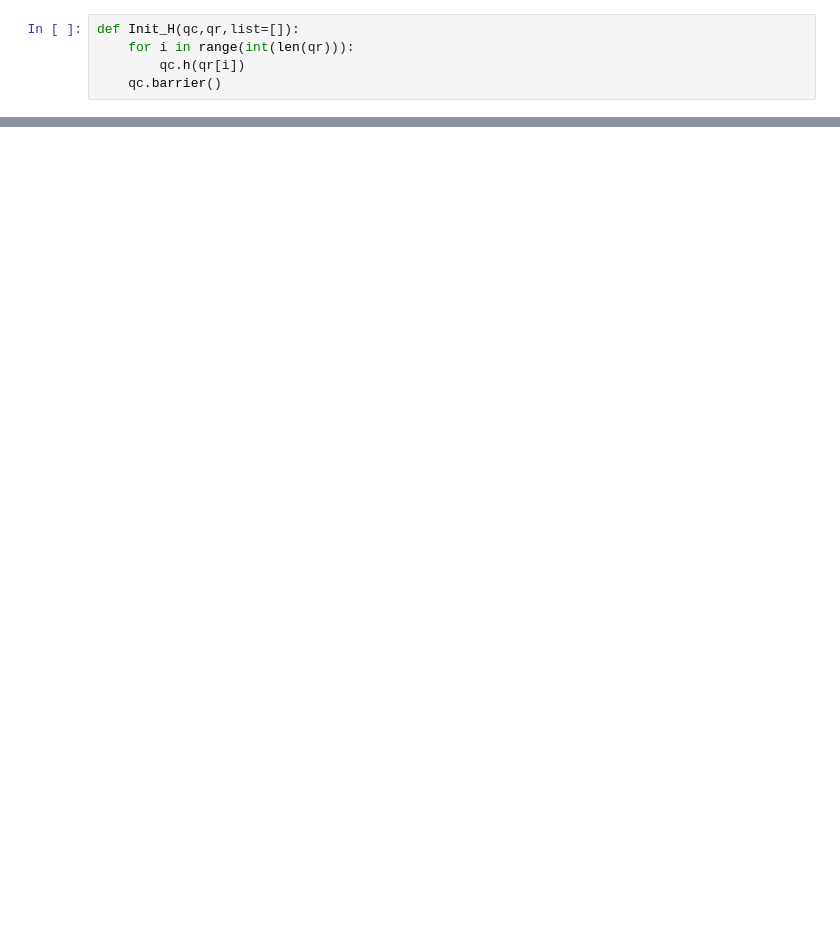
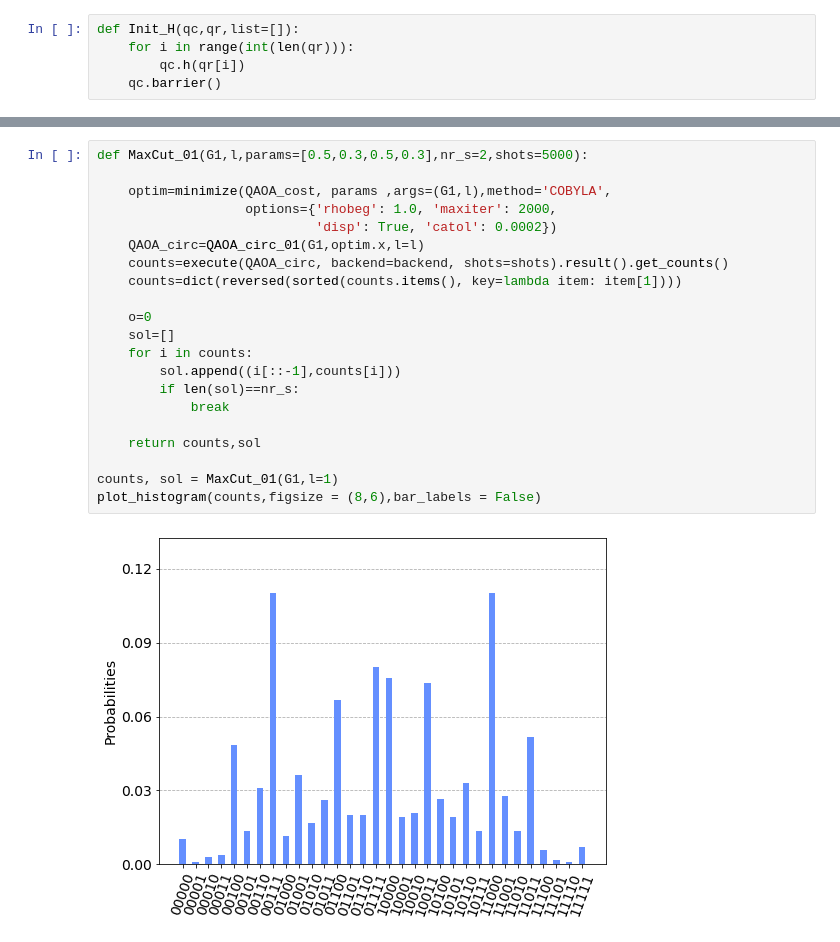
Before and after one commit to VoicuTomut/MaxCut_qosf_screening_tasks, a Jupyter notebook: brut.ipynb, the cells around one changed output, grey strips where cells are left out. Saved outputs shown, nothing was run; the diff lists cells and outputs as text; blank space fills up the shorter version.

```diff
--- a/brut.ipynb
+++ b/brut.ipynb
@@ -204,0 +207,23 @@ print(cost)
+# %%
+def MaxCut_01(G1,l,params=[0.5,0.3,0.5,0.3],nr_s=2,shots=5000):
+
+    optim=minimize(QAOA_cost, params ,args=(G1,l),method='COBYLA',
+                   options={'rhobeg': 1.0, 'maxiter': 2000,
+                            'disp': True, 'catol': 0.0002})
+    QAOA_circ=QAOA_circ_01(G1,optim.x,l=l)
+    counts=execute(QAOA_circ, backend=backend, shots=shots).result().get_counts()
+    counts=dict(reversed(sorted(counts.items(), key=lambda item: item[1])))
+
+    o=0
+    sol=[]
+    for i in counts:
+        sol.append((i[::-1],counts[i]))
+        if len(sol)==nr_s:
+            break
+
+    return counts,sol
+
+counts, sol = MaxCut_01(G1,l=1)
+plot_histogram(counts,figsize = (8,6),bar_labels = False)
+# %% [output]
+[figure, added]
```
Also changed, not shown: parts of 13 cells of this notebook.
